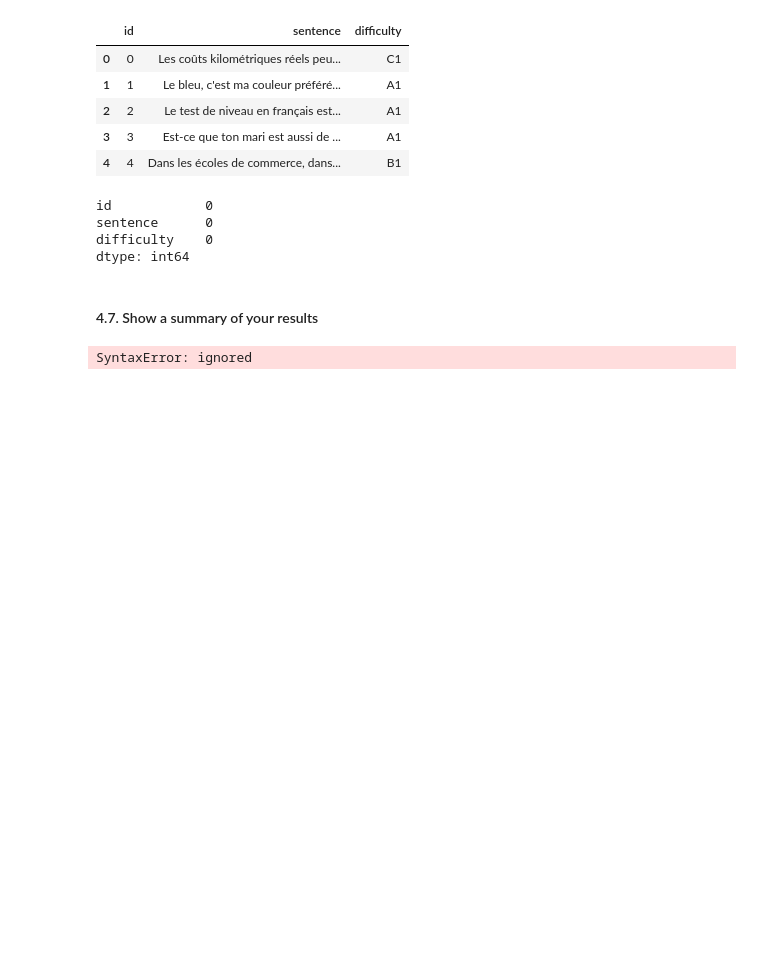
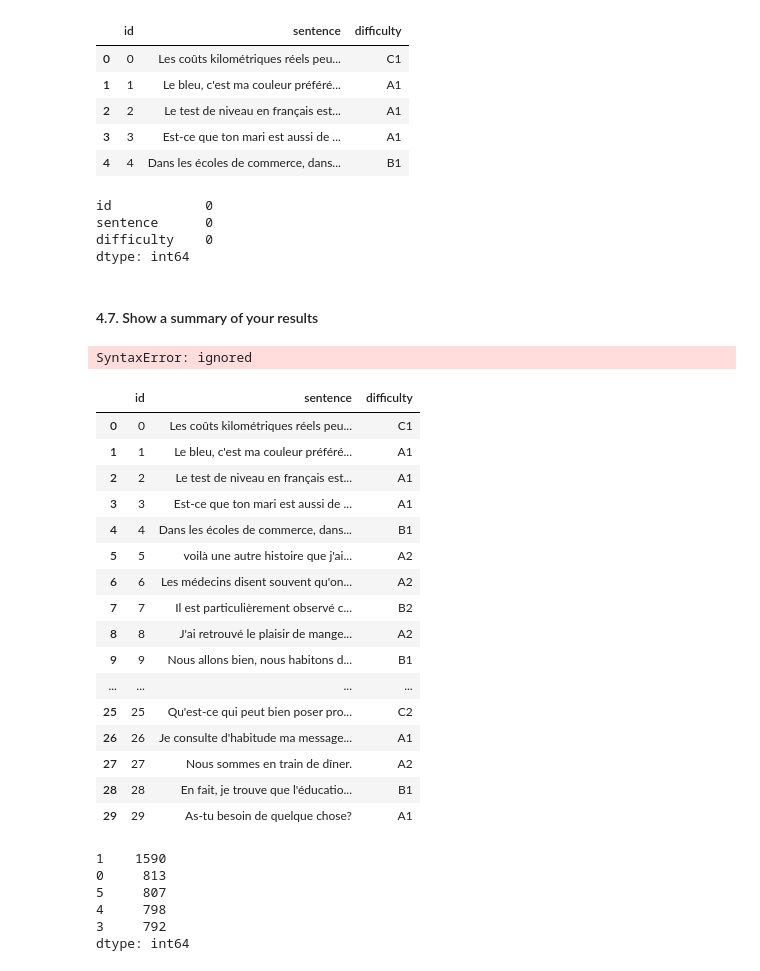
Before and after one commit to Stergios-Konstantinidis/DMML2022_Nestle, a Jupyter notebook: DMML2022_Nestle.ipynb, the cells around one changed output. Saved outputs shown, nothing was run; the diff lists cells and outputs as text; code cells hidden in the pictures; blank space fills up the shorter version.

```diff
--- a/DMML2022_Nestle.ipynb
+++ b/DMML2022_Nestle.ipynb
@@ -414,3 +428,23 @@ tableau_df = pd.DataFrame(tableau_data, index=[ 'Base rate', 'Accuracy Test',
 tableau_df
 # %% [output]
 SyntaxError: ignored
+# %%
+df.head(30)
+# %% [output]
+|  | id | sentence | difficulty |
+| 0 | 0 | Les coûts kilométriques réels peu... | C1 |
+| 1 | 1 | Le bleu, c'est ma couleur préféré... | A1 |
+| 2 | 2 | Le test de niveau en français est... | A1 |
+| 3 | 3 | Est-ce que ton mari est aussi de ... | A1 |
+| 4 | 4 | Dans les écoles de commerce, dans... | B1 |
+| 5 | 5 | voilà une autre histoire que j'ai... | A2 |
+| 6 | 6 | Les médecins disent souvent qu'on... | A2 |
+| 7 | 7 | Il est particulièrement observé c... | B2 |
+| 8 | 8 | J'ai retrouvé le plaisir de mange... | A2 |
+| 9 | 9 | Nous allons bien, nous habitons d... | B1 |
+| ... | ... | ... | ... |
+| 25 | 25 | Qu'est-ce qui peut bien poser pro... | C2 |
+| 26 | 26 | Je consulte d'habitude ma message... | A1 |
+| 27 | 27 | Nous sommes en train de dîner. | A2 |
+| 28 | 28 | En fait, je trouve que l'éducatio... | B1 |
+| 29 | 29 | As-tu besoin de quelque chose? | A1 |
@@ -416,0 +461,20 @@ SyntaxError: ignored
+# %%
+#Instantiate the encoder
+oe=OrdinalEncoder()
+
+# set the order of your categories
+oe.set_params(categories= [['0', '1', '2', '3', '4','5']])
+
+# fit-transform a dataframe of the categorical age variable
+oe_difficulty =oe.fit_transform(df[['oe_difficulty']])
+
+#number of values per class
+oe_difficulty = pd.DataFrame(oe_difficulty).astype('int')
+oe_difficulty.value_counts()
+# %% [output]
+1    1590
+0     813
+5     807
+4     798
+3     792
+dtype: int64
```
Also changed, not shown: parts of 6 cells of this notebook.
